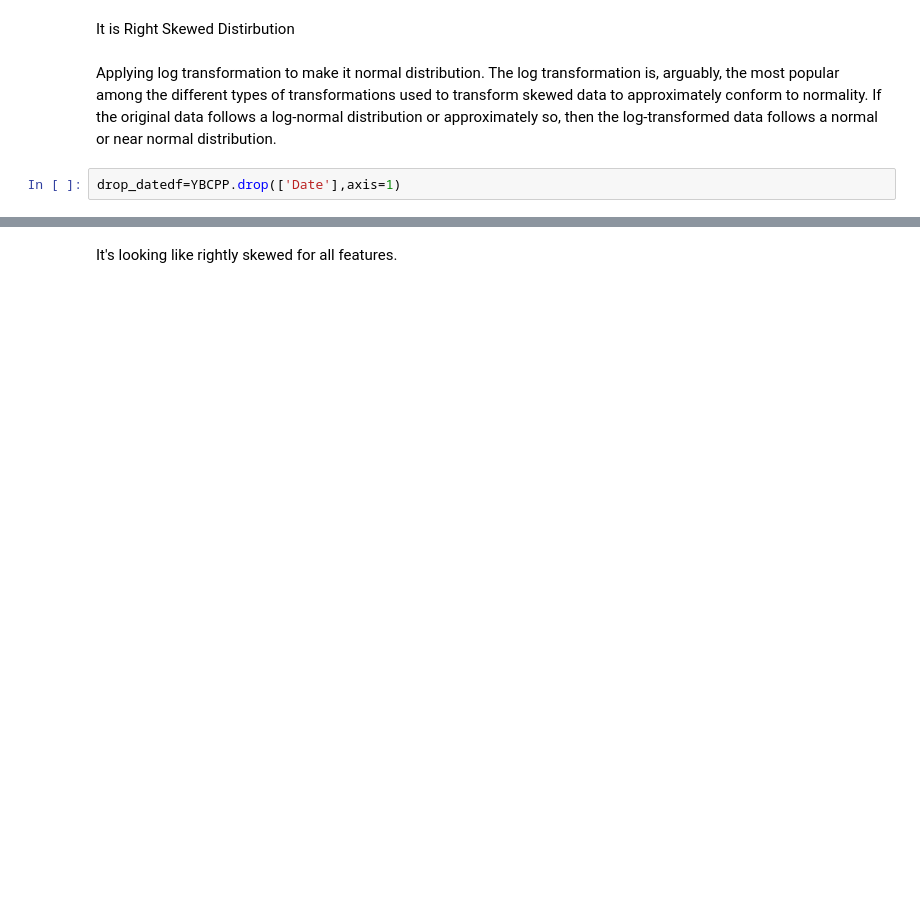
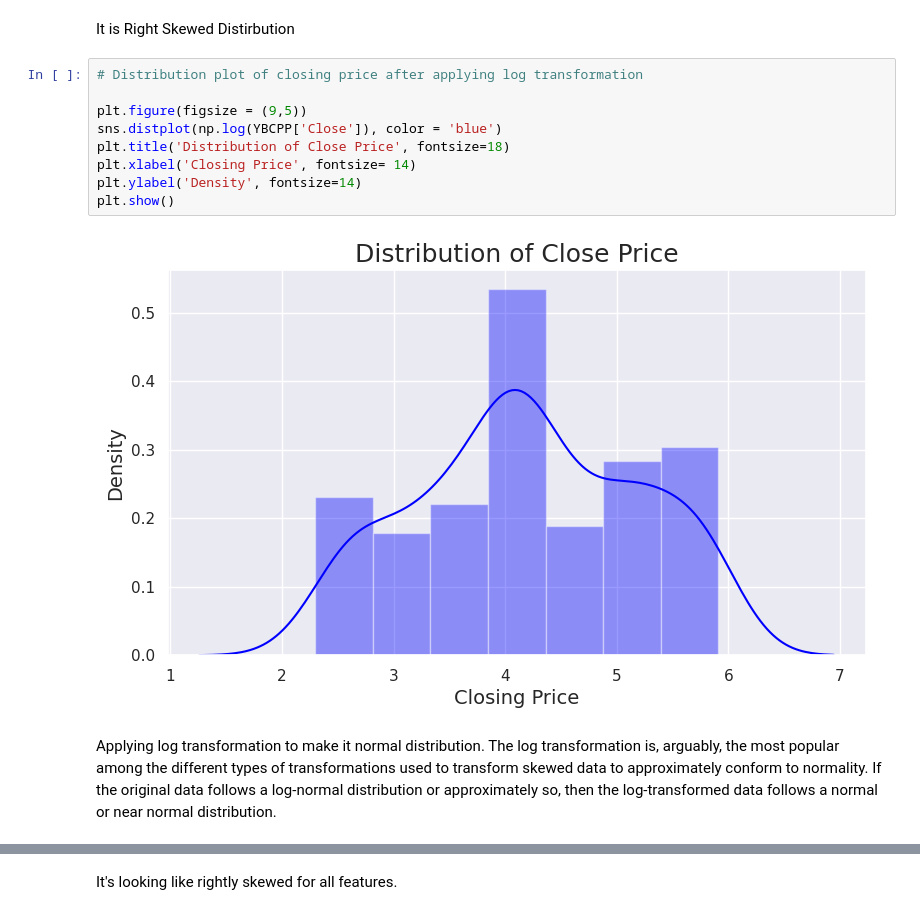
Before and after one commit to DrBharathiTC/Yesbankstockpriceprediction, a Jupyter notebook: Yes_Bank_Stock_Closing_Price_Prediction.ipynb, the cells around one changed output, grey strips where cells are left out. Saved outputs shown, nothing was run; the diff lists cells and outputs as text; blank space fills up the shorter version.

```diff
--- a/Yes_Bank_Stock_Closing_Price_Prediction.ipynb
+++ b/Yes_Bank_Stock_Closing_Price_Prediction.ipynb
@@ -223,7 +243,16 @@ plt.show()
 # %% [markdown]
 It is Right Skewed Distirbution
+# %%
+# Distribution plot of closing price after applying log transformation
+
+plt.figure(figsize = (9,5))
+sns.distplot(np.log(YBCPP['Close']), color = 'blue')
+plt.title('Distribution of Close Price', fontsize=18)
+plt.xlabel('Closing Price', fontsize= 14)
+plt.ylabel('Density', fontsize=14)
+plt.show()
+# %% [output]
+[figure, added]
 # %% [markdown]
 Applying log transformation to make it normal distribution.
 The log transformation is, arguably, the most popular among the different types of transformations used to transform skewed data to approximately conform to normality. If the original data follows a log-normal distribution or approximately so, then the log-transformed data follows a normal or near normal distribution.
-# %%
-drop_datedf=YBCPP.drop(['Date'],axis=1)
```
Also changed, not shown: parts of 42 cells of this notebook.
